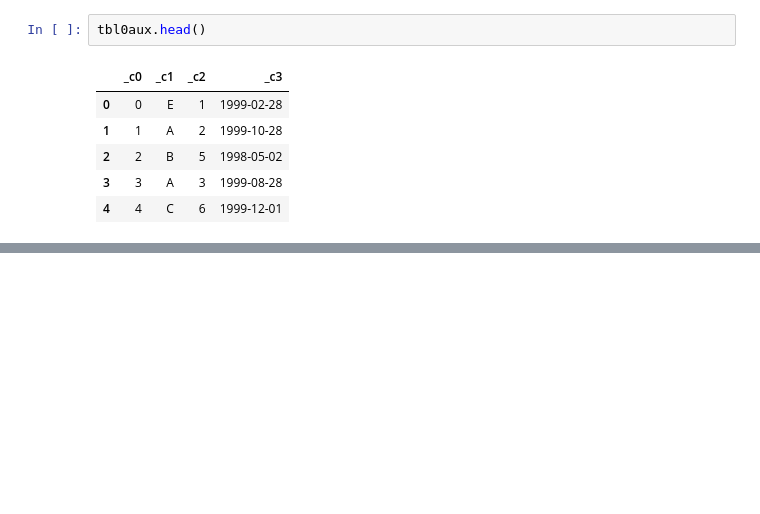
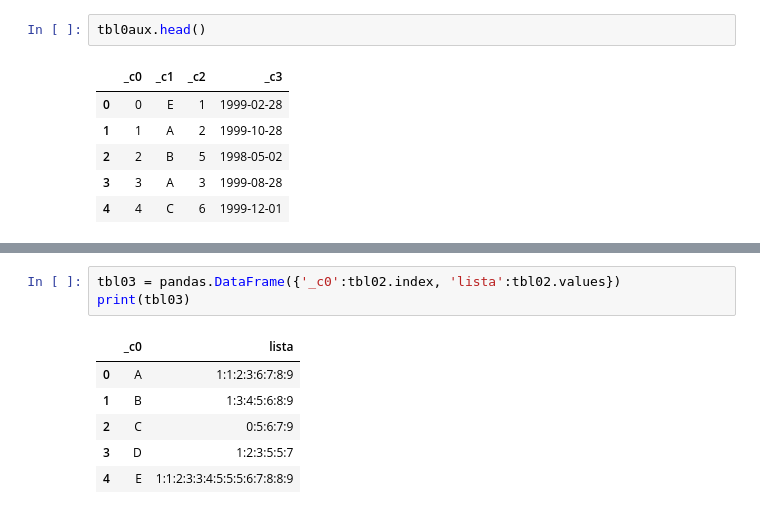
Before and after one commit to cda-2019-01/lab-programacion-pandas-snaranjoa, a Jupyter notebook: lab-programacion-pandas.ipynb, the cells around one changed output, grey strips where cells are left out. Cells and saved outputs as stored; diff of their text form; blank space fills up the shorter version.

```diff
--- a/lab-programacion-pandas.ipynb
+++ b/lab-programacion-pandas.ipynb
@@ -275,0 +388,10 @@ pandas.core.series.Series
+# %%
+tbl03 = pandas.DataFrame({'_c0':tbl02.index, 'lista':tbl02.values})
+print(tbl03)
+# %% [output]
+|  | _c0 | lista |
+| 0 | A | 1:1:2:3:6:7:8:9 |
+| 1 | B | 1:3:4:5:6:8:9 |
+| 2 | C | 0:5:6:7:9 |
+| 3 | D | 1:2:3:5:5:7 |
+| 4 | E | 1:1:2:3:3:4:5:5:5:6:7:8:8:9 |
```
Also changed, not shown: parts of 45 cells of this notebook, 8 other files.
